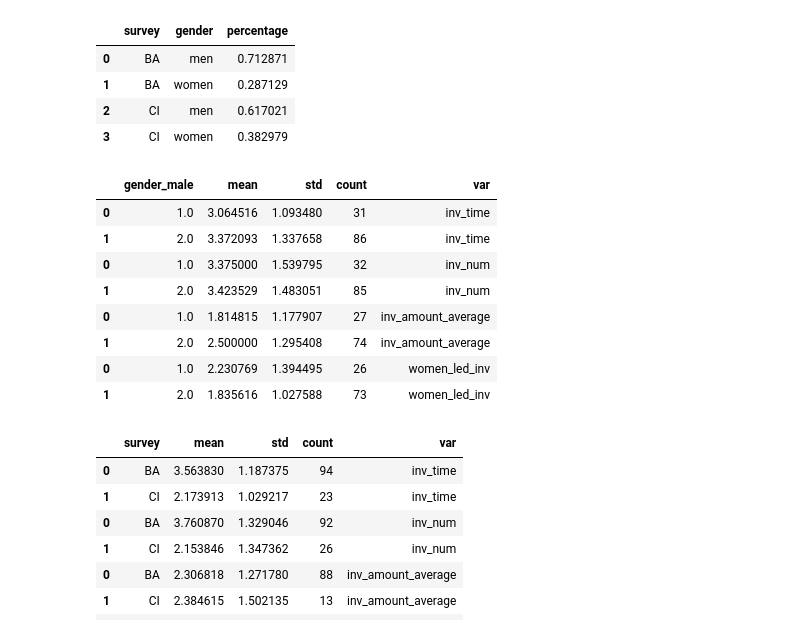
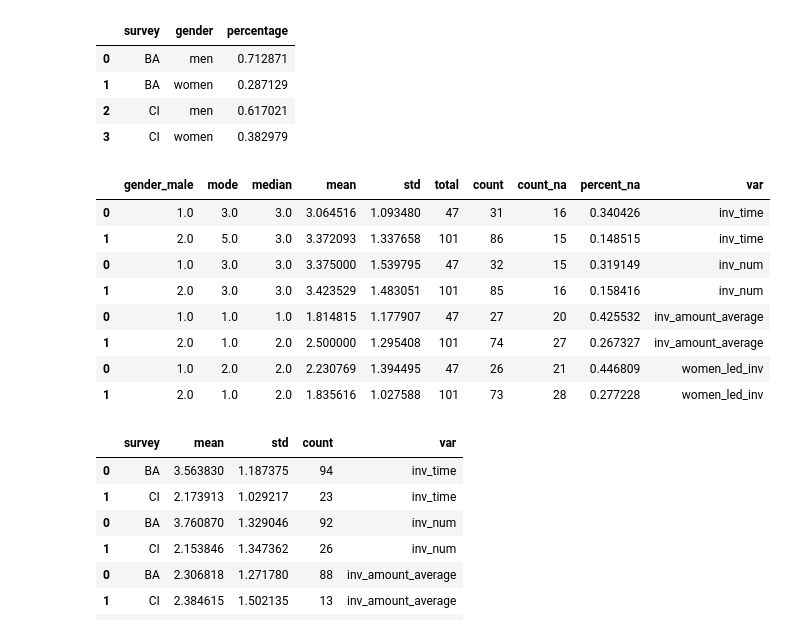
Before and after one commit to D2HStack/BAC4SHC, a Jupyter notebook: descriptive.ipynb, the cells around one changed output. Cells and saved outputs as stored; diff of their text form; code cells hidden in the pictures.

```diff
--- a/descriptive.ipynb
+++ b/descriptive.ipynb
@@ -72,35 +72,62 @@ df_stats
 | 2 | CI | men | 0.617021 |
 | 3 | CI | women | 0.382979 |
 # %%
+############### Functions ###############
+import pandas as pd
+import scipy
+
 # Returns the statistics in funcs on groups and variables columns
-import pandas as pd
-
-def basic_stats(funcs, groups, columns):
+def basic_stats(df, funcs, groups, columns):
     df_results=pd.DataFrame()
     for column in columns:
-        df_temp=df_load.dropna(subset=[column]) # Keep only non nan
-        df_results=pd.concat([df_results,df_temp.groupby(groups)[column].agg(funcs).reset_index().assign(var=column)])
+        df_results=pd.concat([df_results,df.groupby(groups)[column].agg(funcs).reset_index().assign(var=column)])
+    return df_results
 
+# Mode or most frequent result
+def mode(x):
+    return scipy.stats.mode(x.dropna())[0]
+
+# Total number of records
+def total(x):
+    return len(x)
+
+# Count the number of NA
+def count_na(x):
+    return x.isna().sum()
+
+# Percentage of NA
+def percent_na(x):
+    return x.isna().sum()/len(x)
+
+# Frequency table
+
+def freq_table(df, column, start_index, category_labels):
+    df_results=pd.DataFrame(columns=['Response', 'Frequency', 'Percentage'])
+    for index, category_label in enumerate(category_labels):
+        df_temp= pd.DataFrame([[category_label, len(df[df[column]==(index+start_index)]), round(100*len(df[df[column]==(index+start_index)])/len(df[column]),2)]], columns=df_results.columns)
+        df_results=pd.concat([df_results,df_temp])
+    df_results=pd.concat([df_results, pd.DataFrame([['NA', df[column].isna().sum(), round(100*df[column].isna().sum()/len(df[column]),2)]], columns=df_results.columns)])
+    df_results=pd.concat([df_results, pd.DataFrame([['Total', len(df[column]), 100.00]], columns=df_results.columns)])
     return df_results
 # %%
 # Investor experience Numerical and ordinal variables
 # Gender
 
-funcs=['mean', 'std', 'count']
+funcs=[mode, 'median', 'mean', 'std', total, 'count', count_na, percent_na]
 groups=['gender_male']
 columns=['inv_time', 'inv_num', 'inv_amount_average', 'women_led_inv']
 
-basic_stats(funcs, groups, columns)
+basic_stats(df_load, funcs, groups, columns)
 # %% [output]
-|  | gender_male | mean | std | count | var |
-| 0 | 1.0 | 3.064516 | 1.093480 | 31 | inv_time |
-| 1 | 2.0 | 3.372093 | 1.337658 | 86 | inv_time |
-| 0 | 1.0 | 3.375000 | 1.539795 | 32 | inv_num |
-| 1 | 2.0 | 3.423529 | 1.483051 | 85 | inv_num |
-| 0 | 1.0 | 1.814815 | 1.177907 | 27 | inv_amount_average |
-| 1 | 2.0 | 2.500000 | 1.295408 | 74 | inv_amount_average |
-| 0 | 1.0 | 2.230769 | 1.394495 | 26 | women_led_inv |
-| 1 | 2.0 | 1.835616 | 1.027588 | 73 | women_led_inv |
+|  | gender_male | mode | median | mean | std | total | count | count_na | percent_na | var |
+| 0 | 1.0 | 3.0 | 3.0 | 3.064516 | 1.093480 | 47 | 31 | 16 | 0.340426 | inv_time |
+| 1 | 2.0 | 5.0 | 3.0 | 3.372093 | 1.337658 | 101 | 86 | 15 | 0.148515 | inv_time |
+| 0 | 1.0 | 3.0 | 3.0 | 3.375000 | 1.539795 | 47 | 32 | 15 | 0.319149 | inv_num |
+| 1 | 2.0 | 3.0 | 3.0 | 3.423529 | 1.483051 | 101 | 85 | 16 | 0.158416 | inv_num |
+| 0 | 1.0 | 1.0 | 1.0 | 1.814815 | 1.177907 | 47 | 27 | 20 | 0.425532 | inv_amount_average |
+| 1 | 2.0 | 1.0 | 2.0 | 2.500000 | 1.295408 | 101 | 74 | 27 | 0.267327 | inv_amount_average |
+| 0 | 1.0 | 2.0 | 2.0 | 2.230769 | 1.394495 | 47 | 26 | 21 | 0.446809 | women_led_inv |
+| 1 | 2.0 | 1.0 | 2.0 | 1.835616 | 1.027588 | 101 | 73 | 28 | 0.277228 | women_led_inv |
 # %%
 # Investor experience Numerical and ordinal variables
 # survey
```
Also changed, not shown: parts of 16 cells of this notebook, 1 other file.
